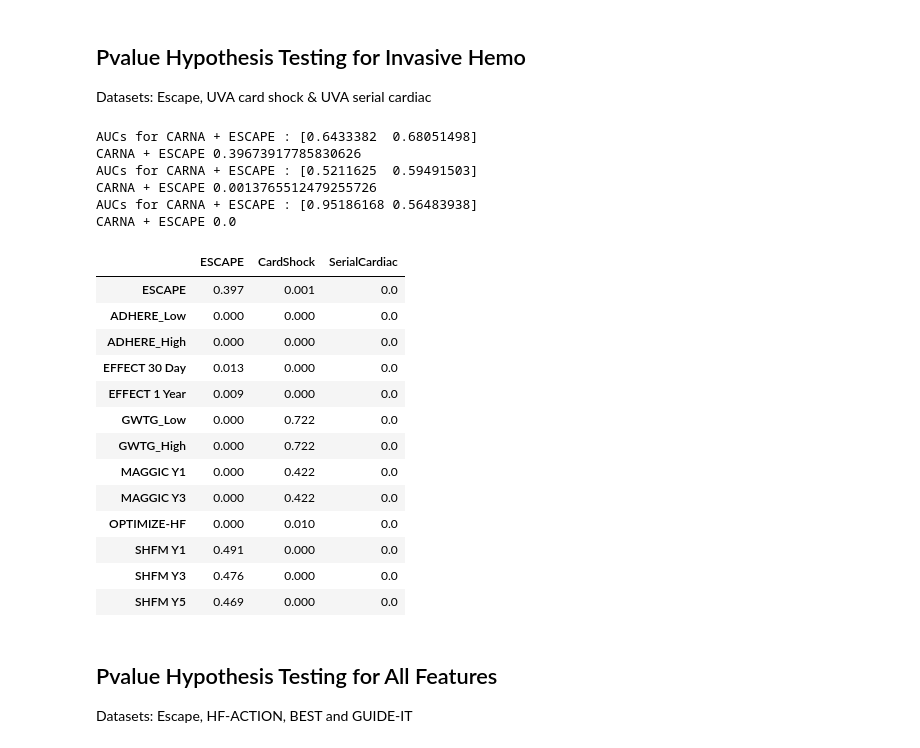
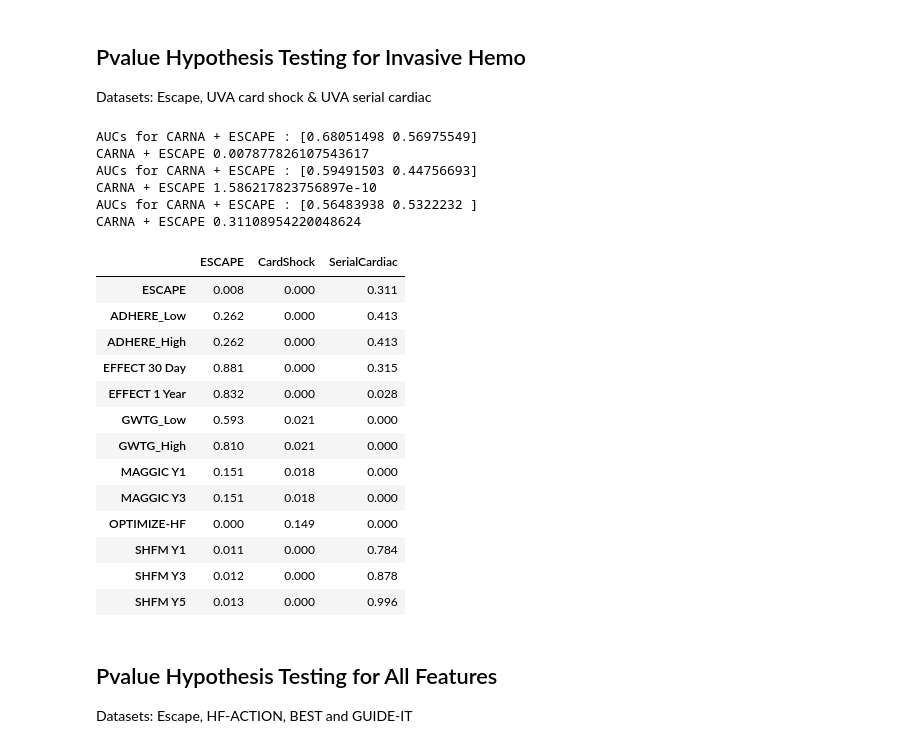
Before and after one commit to jozieLamp/CARNA, a Jupyter notebook: Risk Score Comparison/Compute Risk Score AUCs.ipynb, the cells around one changed output. Drawn from its saved outputs; the diff is of its cells as text; code cells hidden in the pictures.

```diff
--- a/Risk Score Comparison/Compute Risk Score AUCs.ipynb
+++ b/Risk Score Comparison/Compute Risk Score AUCs.ipynb
@@ -451,61 +464,66 @@ for i in range(len(datasets)):
     #do escape score first
     miniDF = escapeDF[['Real', 'CARNA', 'ESCAPE']]
     miniDF = miniDF.fillna(0)
-    aucs, delongcov, pvals = delong_roc_test(ground_truth=miniDF['Real'], predictions_one=miniDF['CARNA'], predictions_two=miniDF['ESCAPE'])
+#     aucs, delongcov, pvals = delong_roc_test(ground_truth=miniDF['Real'], predictions_one=miniDF['CARNA'], predictions_two=miniDF['ESCAPE'])
+    aucs, delongcov, pvals = delong_roc_test(ground_truth=miniDF['Real'], predictions_one=miniDF['ESCAPE'], predictions_two=miniDF['CARNA'])
+
     print("AUCs for CARNA + ESCAPE", ":", aucs)
     print("CARNA + ESCAPE", pvals[0][0])
+#     print("minidf", miniDF)
 
     lst.append(abs(pvals[0][0]))
 
     #do other scores
     for s in scoreList:
         miniDF = scoreDF[['Real', 'CARNA', s]]
 #         miniDF = miniDF.dropna()
         miniDF = miniDF.fillna(0)
+#         print("minidf", miniDF)
 
 
         if len(miniDF.index) == 0: #all NAN
             lst.append(np.nan)
 #             print("CARNA +", s, ": NAN")
 
         else:
-            aucs, delongcov, pvals = delong_roc_test(ground_truth=miniDF['Real'], predictions_one=miniDF['CARNA'], predictions_two=miniDF[s])
+#             aucs, delongcov, pvals = delong_roc_test(ground_truth=miniDF['Real'], predictions_one=miniDF['CARNA'], predictions_two=miniDF[s])
+            aucs, delongcov, pvals = delong_roc_test(ground_truth=miniDF['Real'], predictions_one=miniDF[s], predictions_two=miniDF['CARNA'])
 #             print("CARNA +", s, ":", pvals[0][0])
 #             print("AUCs for CARNA + ", s, ":", aucs)
 
             lst.append(abs(pvals[0][0])) #note appending absolute value for two sided test
 
     pLst.append(lst)
 
 
 cols = ['ESCAPE', 'ADHERE_Low', 'ADHERE_High', 'EFFECT 30 Day','EFFECT 1 Year','GWTG_Low', 'GWTG_High',
              'MAGGIC Y1', 'MAGGIC Y3', 'OPTIMIZE-HF', 'SHFM Y1', 'SHFM Y3', 'SHFM Y5']
 
 df = pd.DataFrame(pLst, columns=cols, index=datasets)
 df = df.round(3)
 
 df.T
 # %% [output]
-AUCs for CARNA + ESCAPE : [0.6433382  0.68051498]
-CARNA + ESCAPE 0.39673917785830626
-AUCs for CARNA + ESCAPE : [0.5211625  0.59491503]
-CARNA + ESCAPE 0.0013765512479255726
-AUCs for CARNA + ESCAPE : [0.95186168 0.56483938]
-CARNA + ESCAPE 0.0
+AUCs for CARNA + ESCAPE : [0.68051498 0.56975549]
+CARNA + ESCAPE 0.007877826107543617
+AUCs for CARNA + ESCAPE : [0.59491503 0.44756693]
+CARNA + ESCAPE 1.586217823756897e-10
+AUCs for CARNA + ESCAPE : [0.56483938 0.5322232 ]
+CARNA + ESCAPE 0.31108954220048624
 |  | ESCAPE | CardShock | SerialCardiac |
-| ESCAPE | 0.397 | 0.001 | 0.0 |
-| ADHERE_Low | 0.000 | 0.000 | 0.0 |
-| ADHERE_High | 0.000 | 0.000 | 0.0 |
-| EFFECT 30 Day | 0.013 | 0.000 | 0.0 |
-| EFFECT 1 Year | 0.009 | 0.000 | 0.0 |
-| GWTG_Low | 0.000 | 0.722 | 0.0 |
-| GWTG_High | 0.000 | 0.722 | 0.0 |
-| MAGGIC Y1 | 0.000 | 0.422 | 0.0 |
-| MAGGIC Y3 | 0.000 | 0.422 | 0.0 |
-| OPTIMIZE-HF | 0.000 | 0.010 | 0.0 |
-| SHFM Y1 | 0.491 | 0.000 | 0.0 |
-| SHFM Y3 | 0.476 | 0.000 | 0.0 |
-| SHFM Y5 | 0.469 | 0.000 | 0.0 |
+| ESCAPE | 0.008 | 0.000 | 0.311 |
+| ADHERE_Low | 0.262 | 0.000 | 0.413 |
+| ADHERE_High | 0.262 | 0.000 | 0.413 |
+| EFFECT 30 Day | 0.881 | 0.000 | 0.315 |
+| EFFECT 1 Year | 0.832 | 0.000 | 0.028 |
+| GWTG_Low | 0.593 | 0.021 | 0.000 |
+| GWTG_High | 0.810 | 0.021 | 0.000 |
+| MAGGIC Y1 | 0.151 | 0.018 | 0.000 |
+| MAGGIC Y3 | 0.151 | 0.018 | 0.000 |
+| OPTIMIZE-HF | 0.000 | 0.149 | 0.000 |
+| SHFM Y1 | 0.011 | 0.000 | 0.784 |
+| SHFM Y3 | 0.012 | 0.000 | 0.878 |
+| SHFM Y5 | 0.013 | 0.000 | 0.996 |
 # %% [markdown]
 ## Pvalue Hypothesis Testing for All Features
 Datasets: Escape, HF-ACTION, BEST and GUIDE-IT
```
Also changed, not shown: parts of 8 cells of this notebook, 5 other files.
